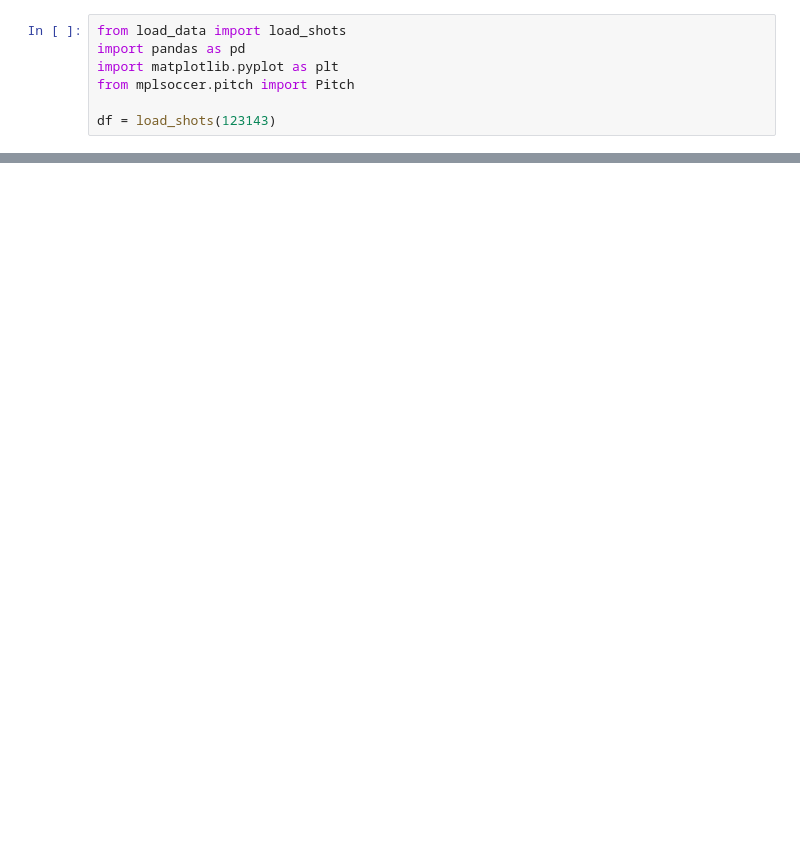
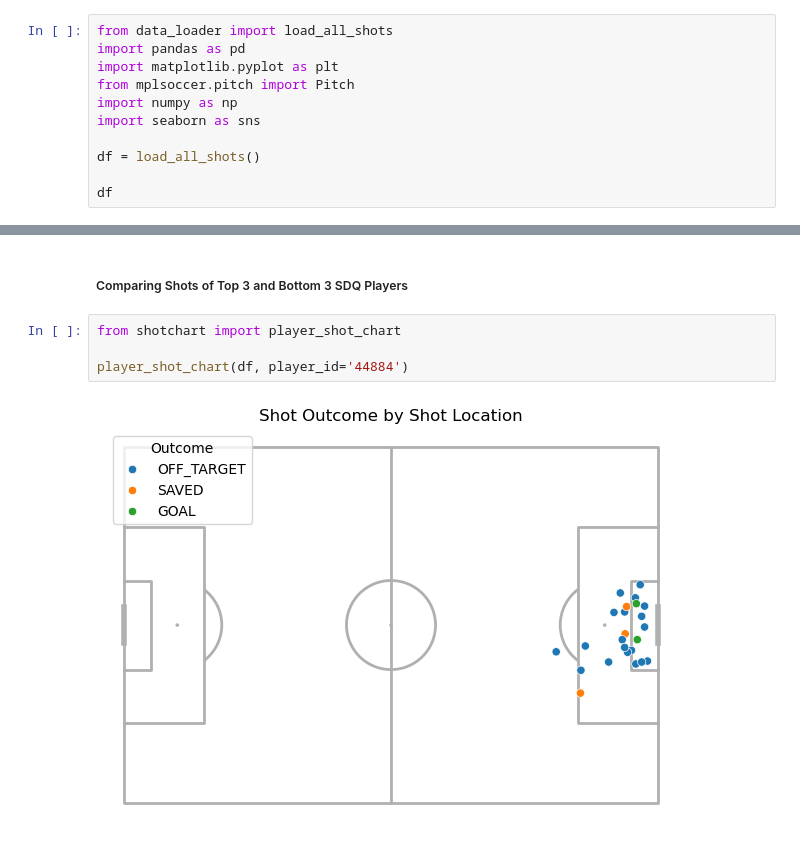
Before and after one commit to jadenh3/SoccerImpectHackathon, a Jupyter notebook: shot_analysis.ipynb, the cells around one changed output, grey strips where cells are left out. Cells and saved outputs as stored; diff of their text form; blank space fills up the shorter version.

Commit message:
Added ML Classification model, created shot charts

```diff
--- a/shot_analysis.ipynb
+++ b/shot_analysis.ipynb
@@ -1,7 +1,11 @@
 # %%
-from load_data import load_shots
+from data_loader import load_all_shots
 import pandas as pd
 import matplotlib.pyplot as plt
 from mplsoccer.pitch import Pitch
+import numpy as np
+import seaborn as sns
 
-df = load_shots(123143)
+df = load_all_shots()
+
+df
@@ -16,0 +74,8 @@ df.head()
+# %% [markdown]
+##### Comparing Shots of Top 3 and Bottom 3 SDQ Players
+# %%
+from shotchart import player_shot_chart
+
+player_shot_chart(df, player_id='44884')
+# %% [output]
+[figure, added]
```
Also changed, not shown: parts of 23 cells of this notebook.
